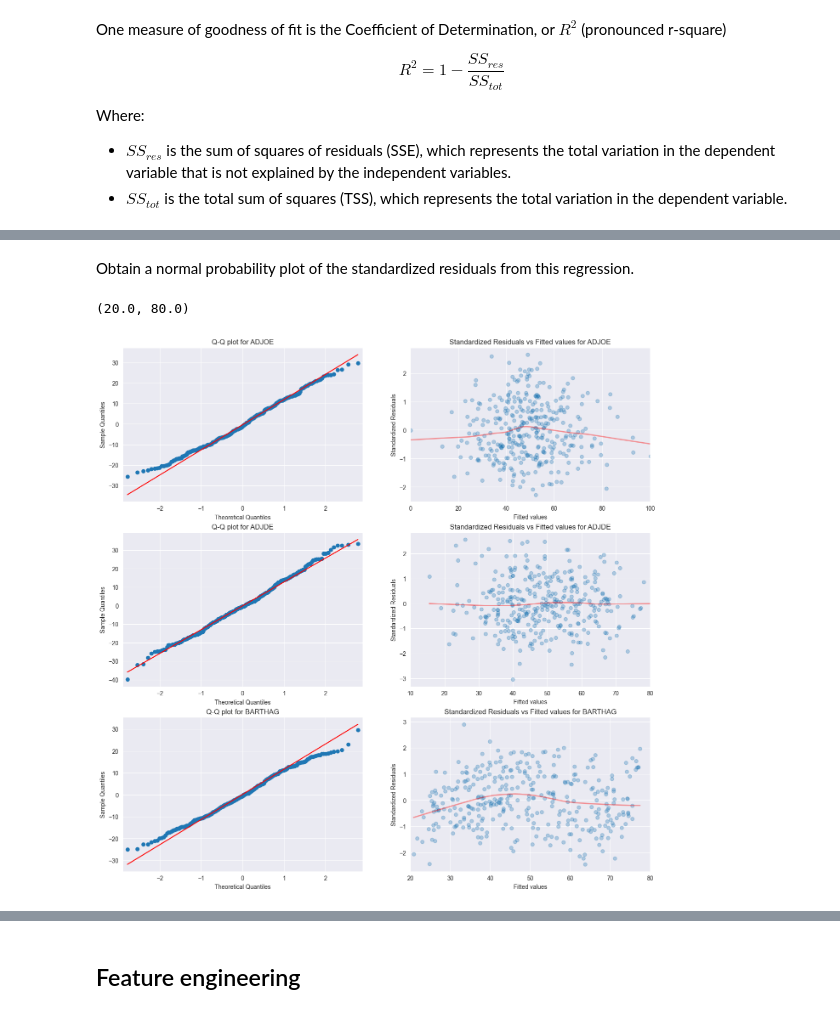
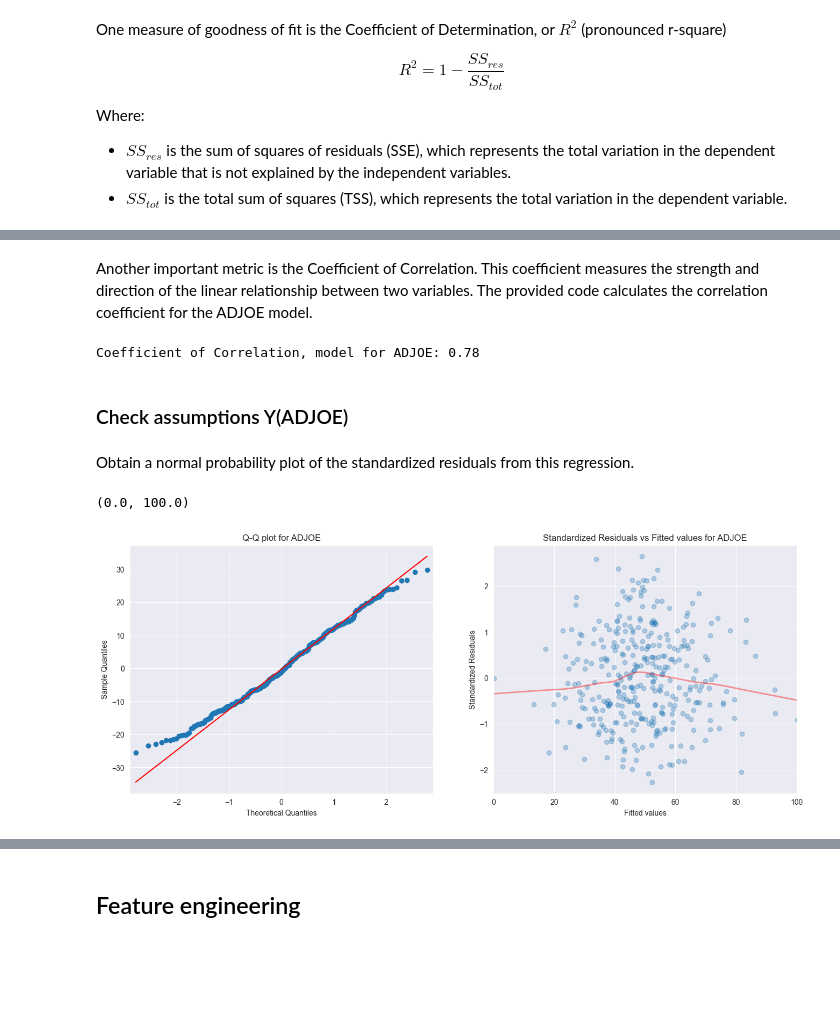
Before and after one commit to peetceenatoo/ncaa-mining, a Jupyter notebook: Scripts/Python/linear_regression.ipynb, the cells around one changed output, grey strips where cells are left out. Cells and saved outputs as stored; diff of their text form; code cells hidden in the pictures; blank space fills up the shorter version.

Commit message:
Finish linear regression

```diff
--- a/Scripts/Python/linear_regression.ipynb
+++ b/Scripts/Python/linear_regression.ipynb
@@ -195,10 +99,18 @@ And repeat.
 # %%
+# Add constant term as a column
+X_ADJOE = np.c_[X_ADJOE, np.ones(len(X_ADJOE))]
+
+# Find beta for ADJOE
+beta = dot(dot(inv(dot(X_ADJOE.T, X_ADJOE)), X_ADJOE.T), Y)
+beta = np.reshape(beta, (-1,1))
+print('Estimated coefficients for ADJOE:', beta[0], beta[1])
+
 # Matrix multiplication between X_ADJOE and beta_ADJOE
-predictions_ADJOE = dot(X_ADJOE, beta_ADJOE)
+predictions = dot(X_ADJOE, beta)
 
 ax = sns.regplot(x=X_ADJOE[:,0], y=Y, fit_reg=False, scatter_kws={'alpha':0.5})
 ax.set(xlabel='ADJOE', ylabel='Percentage of wins')
-plt.plot(X_ADJOE[:,0], predictions_ADJOE)
+plt.plot(X_ADJOE[:,0], predictions)
 
 plt.show()
 # %% [output]
@@ -264,63 +138,41 @@ Coefficient of Determinacy, model for BARTHAG: 0.68
+# %% [markdown]
+Another important metric is the Coefficient of Correlation.
+This coefficient measures the strength and direction of the linear relationship between two variables.
+The provided code calculates the correlation coefficient for the ADJOE model.
+# %%
+# Find correlation coefficient
+correlation = np.corrcoef(X_ADJOE[:,0], Y[:,0])[0,1]
+print('Coefficient of Correlation, model for ADJOE:', np.round(correlation, 2))
+# %% [output]
+Coefficient of Correlation, model for ADJOE: 0.78
+# %% [markdown]
+### Check assumptions Y(ADJOE)
 # %% [markdown]
 Obtain a normal probability plot of the standardized residuals from this regression.
 # %%
 # Prepare subplots
-fig, axs = plt.subplots(ncols=2, nrows=3, figsize=(16, 16))
+fig, axs = plt.subplots(ncols=2, figsize=(16, 6))
 
 # Compute degrees_of_freedom
 degrees_of_freedom = len(Y) - X_ADJOE.shape[1]
 
 # --------- ADJOE ---------
 
 # And plot Q-Q for ADJOE
-sm.qqplot((Y - predictions_ADJOE)[:,0], stats.t, distargs=(degrees_of_freedom,), line='q', ax=axs[0][0])
-axs[0][0].set_title(label = 'Q-Q plot for ADJOE')
+sm.qqplot((Y - predictions)[:,0], stats.t, distargs=(degrees_of_freedom,), line='q', ax=axs[0])
+axs[0].set_title(label = 'Q-Q plot for ADJOE')
 
 # Then compute what is necessary for the residuals plot for ADJOE
-residuals_standard_error = np.sqrt( (1/degrees_of_freedom) *  np.sum( ((Y - predictions_ADJOE)[:,0])**2) )
+residuals_standard_error = np.sqrt( (1/degrees_of_freedom) *  np.sum( ((Y - predictions)[:,0])**2) )
 leverage = ( (1/len(X_ADJOE)) + ( ( (X_ADJOE[:,0] - np.mean(X_ADJOE[:,0]))**2 ) / np.sum( (X_ADJOE[:,0] - np.mean(X_ADJOE[:,0]))**2) ) )
-standardized_residuals = (Y - predictions_ADJOE)[:,0] / (residuals_standard_error * np.sqrt( 1 - leverage))
+standardized_residuals = (Y - predictions)[:,0] / (residuals_standard_error * np.sqrt( 1 - leverage))
 
 # And plot it for ADJOE
-sns.regplot(x = predictions_ADJOE[:,0], y=standardized_residuals, ax=axs[0][1], lowess=True, scatter_kws={'alpha':0.3}, line_kws={"color":"r","alpha":0.4,"lw":2})
-axs[0][1].set_title(label = 'Standardized Residuals vs Fitted values for ADJOE')
-axs[0][1].set(ylabel='Standardized Residuals', xlabel='Fitted values')
-axs[0][1].set_xlim(0,100)
-
-# --------- ADJDE ---------
-
-# And plot Q-Q for ADJDE
-sm.qqplot((Y - predictions_ADJDE)[:,0], stats.t, distargs=(degrees_of_freedom,), line='q', ax=axs[1][0])
-axs[1][0].set_title(label = 'Q-Q plot for ADJDE')
-
-# Then compute what is necessary for the residuals plot for ADJDE
-residuals_standard_error = np.sqrt( (1/degrees_of_freedom) *  np.sum( ((Y - predictions_ADJDE)[:,0])**2) )
-leverage = ( (1/len(X_ADJDE)) + ( ( (X_ADJDE[:,0] - np.mean(X_ADJDE[:,0]))**2 ) / np.sum( (X_ADJDE[:,0] - np.mean(X_ADJDE[:,0]))**2) ) )
-standardized_residuals = (Y - predictions_ADJDE)[:,0] / (residuals_standard_error * np.sqrt( 1 - leverage))
-
-# And plot it for ADJDE
-sns.regplot(x = predictions_ADJDE[:,0], y=standardized_residuals, ax=axs[1][1], lowess=True, scatter_kws={'alpha':0.3}, line_kws={"color":"r","alpha":0.4,"lw":2})
-axs[1][1].set_title(label = 'Standardized Residuals vs Fitted values for ADJDE')
-axs[1][1].set(ylabel='Standardized Residuals', xlabel='Fitted values')
-axs[1][1].set_xlim(10,80)
-
-# --------- BARTHAG ---------
-
-# And plot Q-Q for BARTHAG
-sm.qqplot((Y - predictions_BARTHAG)[:,0], stats.t, distargs=(degrees_of_freedom,), line='q', ax=axs[2][0])
-axs[2][0].set_title(label = 'Q-Q plot for BARTHAG')
-
-# Then compute what is necessary for the residuals plot for BARTHAG
-residuals_standard_error = np.sqrt( (1/degrees_of_freedom) *  np.sum( ((Y - predictions_BARTHAG)[:,0])**2) )
-leverage = ( (1/len(X_BARTHAG)) + ( ( (X_BARTHAG[:,0] - np.mean(X_BARTHAG[:,0]))**2 ) / np.sum( (X_BARTHAG[:,0] - np.mean(X_BARTHAG[:,0]))**2) ) )
-standardized_residuals = (Y - predictions_BARTHAG)[:,0] / (residuals_standard_error * np.sqrt( 1 - leverage))
-
-# And plot it for BARTHAG
-sns.regplot(x = predictions_BARTHAG[:,0], y=standardized_residuals, ax=axs[2][1], lowess=True, scatter_kws={'alpha':0.3}, line_kws={"color":"r","alpha":0.4,"lw":2})
-axs[2][1].set_title(label = 'Standardized Residuals vs Fitted values for BARTHAG')
-axs[2][1].set(ylabel='Standardized Residuals', xlabel='Fitted values')
-axs[2][1].set_xlim(20,80)
+sns.regplot(x = predictions[:,0], y=standardized_residuals, ax=axs[1], lowess=True, scatter_kws={'alpha':0.3}, line_kws={"color":"r","alpha":0.4,"lw":2})
+axs[1].set_title(label = 'Standardized Residuals vs Fitted values for ADJOE')
+axs[1].set(ylabel='Standardized Residuals', xlabel='Fitted values')
+axs[1].set_xlim(0,100)
 # %% [output]
-(20.0, 80.0)
+(0.0, 100.0)
-[figure, old version]
+[figure, new version]
 # %% [markdown]
```
Also changed, not shown: parts of 43 cells of this notebook.
